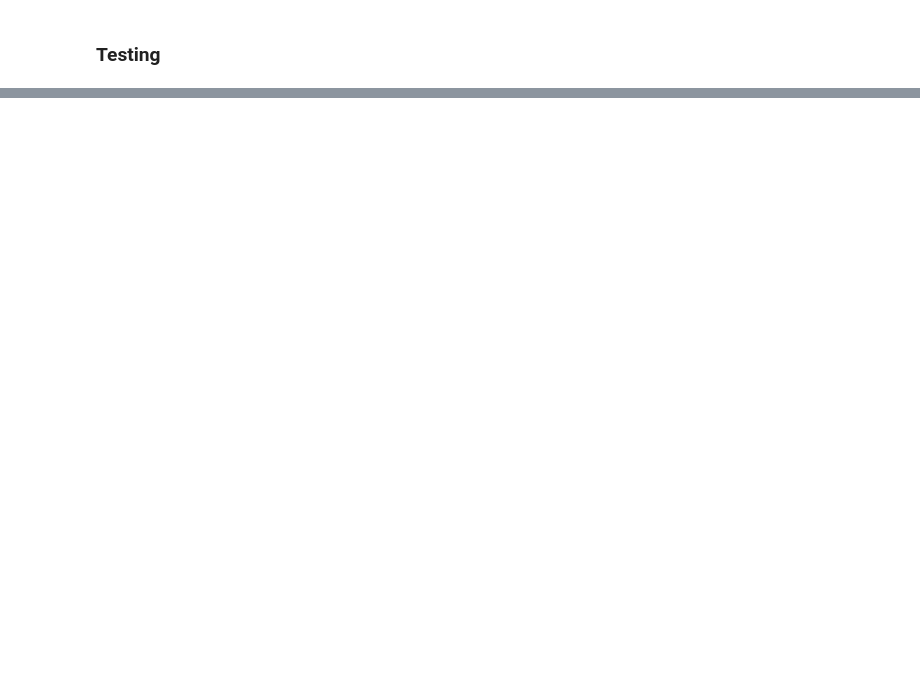
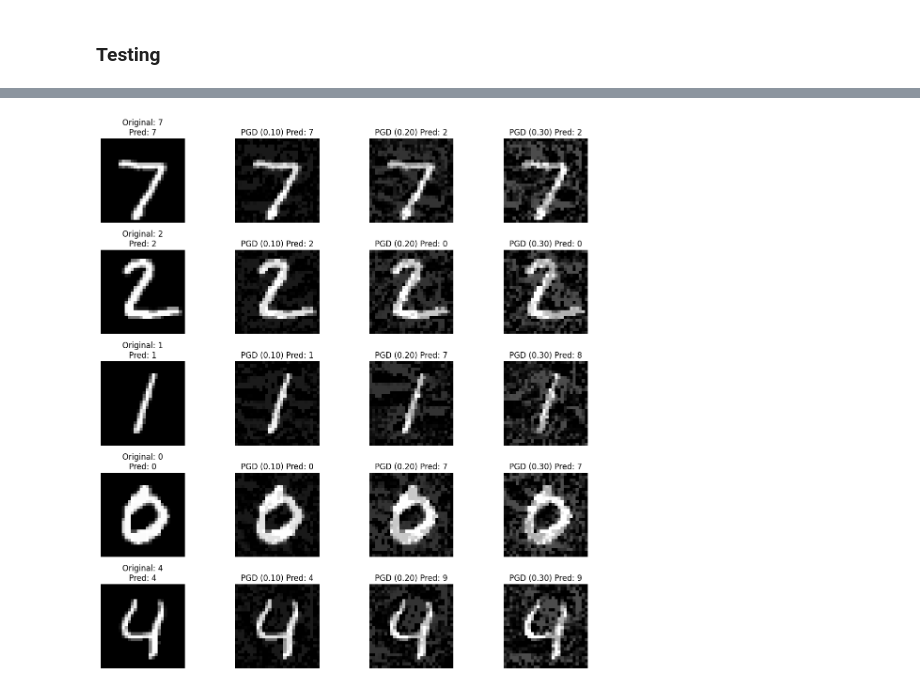
Before and after one commit to Philewj/CS-695-CNN-Implementation-MNIST, a Jupyter notebook: CS_695_Lab1_Excercise_CNN_MNIST.ipynb, the cells around one changed output, grey strips where cells are left out. Cells and saved outputs as stored; diff of their text form; code cells hidden in the pictures; blank space fills up the shorter version.

```diff
--- a/CS_695_Lab1_Excercise_CNN_MNIST.ipynb
+++ b/CS_695_Lab1_Excercise_CNN_MNIST.ipynb
@@ -991,0 +1026,31 @@ plt.show()
+# %%
+# Display original vs PGDadversarial examples of perturbation magnitudes 0.1, 0.2 ,0.3 with predictions
+num_examples = 5  # Number of examples to display
+fig, axes = plt.subplots(num_examples, 4, figsize=(12, 12))
+
+for i in range(num_examples):
+    orig_img = images[i].squeeze().numpy()
+    pgd_img_e1 = adv_images_pgd_e1[i].squeeze().numpy()
+    pgd_img_e2 = adv_images_pgd_e2[i].squeeze().numpy()
+    pgd_img_e3 = adv_images_pgd_e3[i].squeeze().numpy()
+
+
+    axes[i, 0].imshow(orig_img, cmap='gray')
+    axes[i, 0].set_title(f"Original: {labels[i].item()}\nPred: {predicted_labels_clean[i].item()}")
+    axes[i, 0].axis('off')
+
+    axes[i, 1].imshow(pgd_img_e1, cmap='gray')
+    axes[i, 1].set_title(f"PGD (0.10) Pred: {predicted_labels_pgd_e1[i].item()}")
+    axes[i, 1].axis('off')
+
+    axes[i, 2].imshow(pgd_img_e2, cmap='gray')
+    axes[i, 2].set_title(f"PGD (0.20) Pred: {predicted_labels_pgd_e2[i].item()}")
+    axes[i, 2].axis('off')
+
+    axes[i, 3].imshow(pgd_img_e3, cmap='gray')
+    axes[i, 3].set_title(f"PGD (0.30) Pred: {predicted_labels_pgd_e3[i].item()}")
+    axes[i, 3].axis('off')
+plt.tight_layout()
+plt.show()
+# %% [output]
+[figure, added]
```
Also changed, not shown: parts of 20 cells of this notebook.
